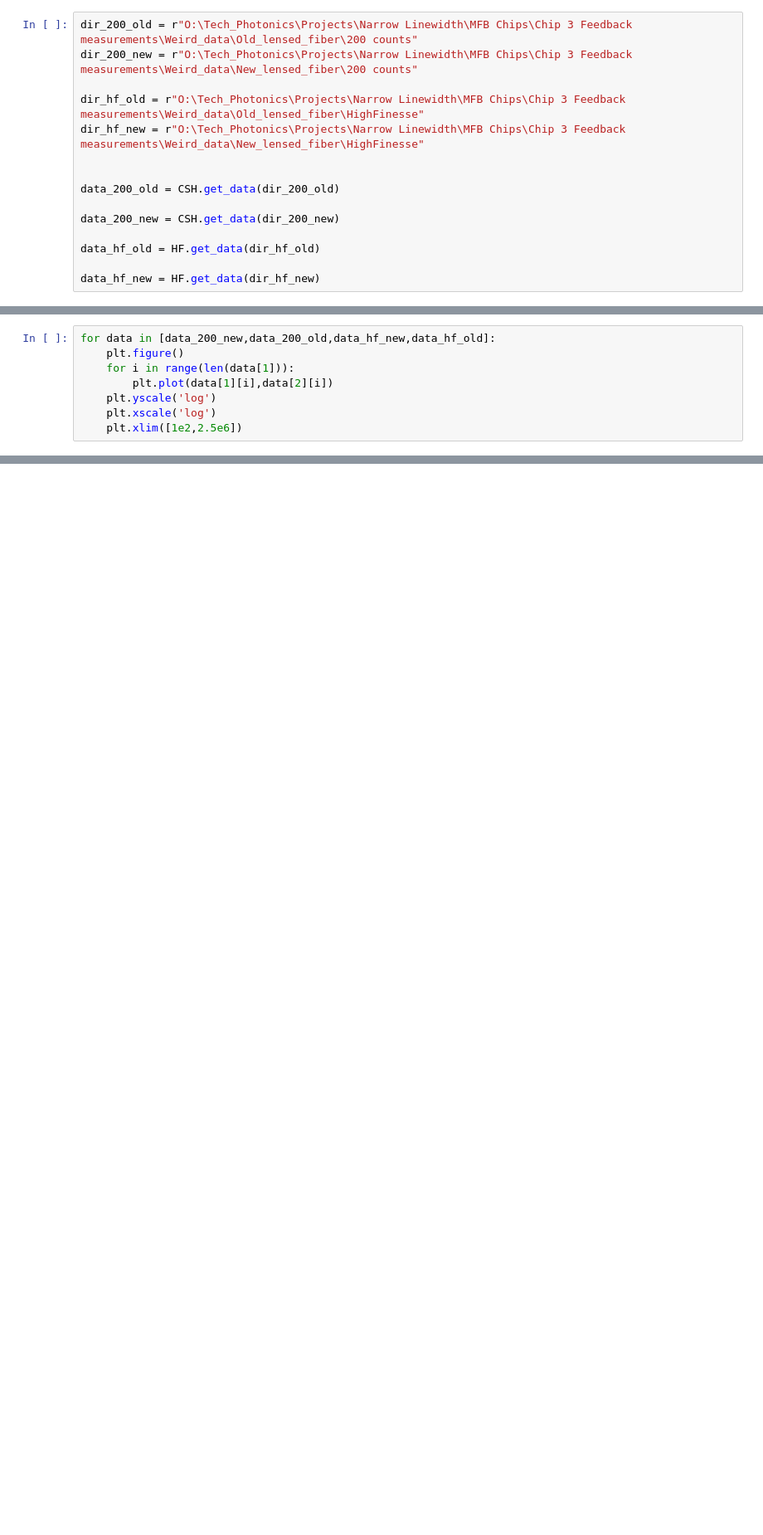
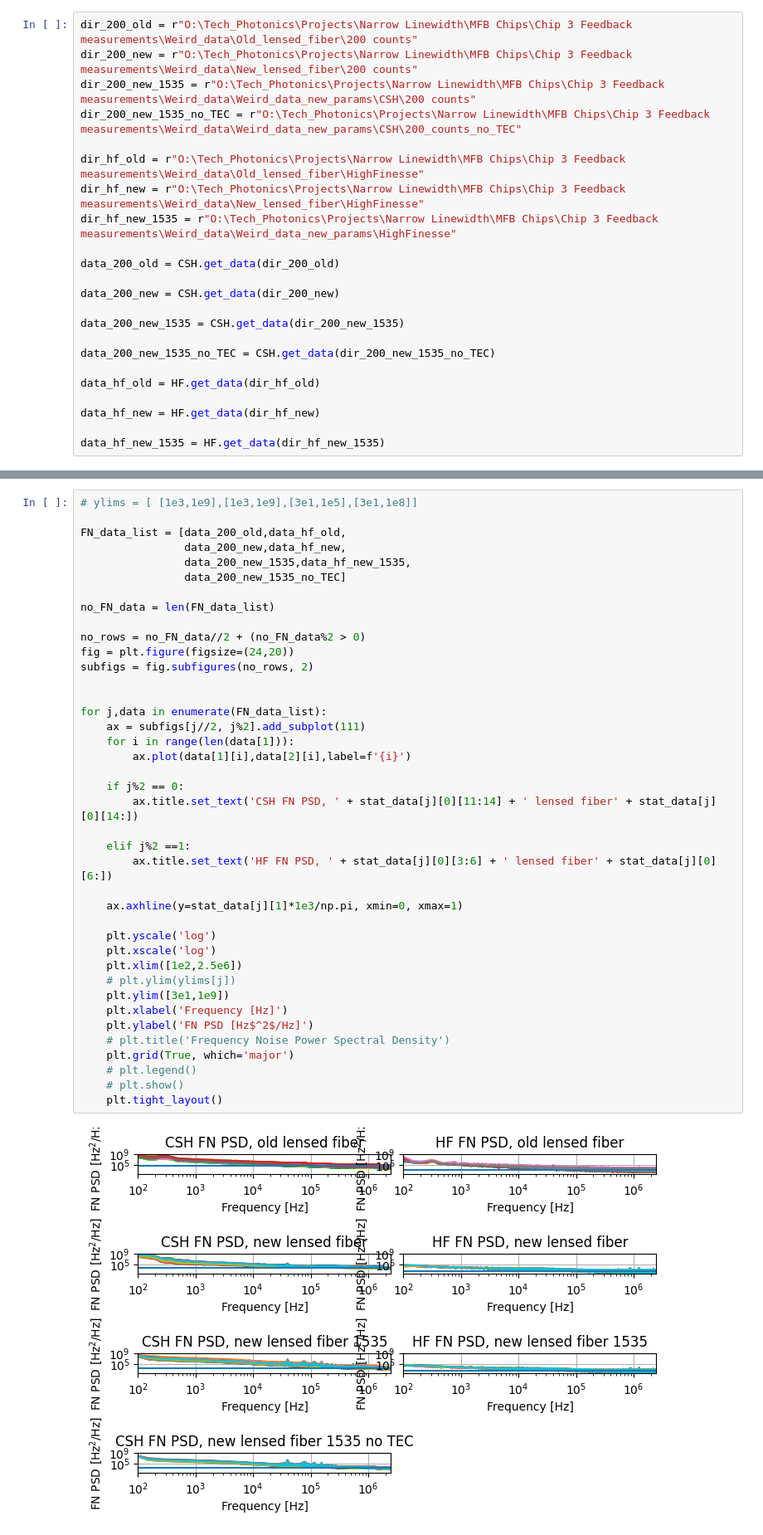
Before and after one commit to auphotonicLab/PICLab-narrow-linewidth, a Jupyter notebook: Lensed_fiber/data_analysis.ipynb, the cells around one changed output, grey strips where cells are left out. Shown at 83% size. Drawn from its saved outputs; the diff is of its cells as text; blank space fills up the shorter version.

```diff
--- a/Lensed_fiber/data_analysis.ipynb
+++ b/Lensed_fiber/data_analysis.ipynb
@@ -9,18 +11,26 @@ import pandas as pd
 # %%
 dir_200_old = r"O:\Tech_Photonics\Projects\Narrow Linewidth\MFB Chips\Chip 3 Feedback measurements\Weird_data\Old_lensed_fiber\200 counts"
 dir_200_new = r"O:\Tech_Photonics\Projects\Narrow Linewidth\MFB Chips\Chip 3 Feedback measurements\Weird_data\New_lensed_fiber\200 counts"
+dir_200_new_1535 = r"O:\Tech_Photonics\Projects\Narrow Linewidth\MFB Chips\Chip 3 Feedback measurements\Weird_data\Weird_data_new_params\CSH\200 counts"
+dir_200_new_1535_no_TEC = r"O:\Tech_Photonics\Projects\Narrow Linewidth\MFB Chips\Chip 3 Feedback measurements\Weird_data\Weird_data_new_params\CSH\200_counts_no_TEC"
 
 dir_hf_old = r"O:\Tech_Photonics\Projects\Narrow Linewidth\MFB Chips\Chip 3 Feedback measurements\Weird_data\Old_lensed_fiber\HighFinesse"
 dir_hf_new = r"O:\Tech_Photonics\Projects\Narrow Linewidth\MFB Chips\Chip 3 Feedback measurements\Weird_data\New_lensed_fiber\HighFinesse"
-
+dir_hf_new_1535 = r"O:\Tech_Photonics\Projects\Narrow Linewidth\MFB Chips\Chip 3 Feedback measurements\Weird_data\Weird_data_new_params\HighFinesse"
 
 data_200_old = CSH.get_data(dir_200_old)
 
 data_200_new = CSH.get_data(dir_200_new)
 
+data_200_new_1535 = CSH.get_data(dir_200_new_1535)
+
+data_200_new_1535_no_TEC = CSH.get_data(dir_200_new_1535_no_TEC)
+
 data_hf_old = HF.get_data(dir_hf_old)
 
 data_hf_new = HF.get_data(dir_hf_new)
+
+data_hf_new_1535 = HF.get_data(dir_hf_new_1535)
 # %%
 stat_200_old = np.array([np.average(data_200_old[0]),np.std(data_200_old[0])])*1e-3
 stat_200_new = np.array([np.average(data_200_new[0]),np.std(data_200_new[0])])*1e-3
@@ -62,8 +58,0 @@ plt.legend()
-# %%
-for data in [data_200_new,data_200_old,data_hf_new,data_hf_old]:
-    plt.figure()
-    for i in range(len(data[1])):
-        plt.plot(data[1][i],data[2][i])
-    plt.yscale('log')
-    plt.xscale('log')
-    plt.xlim([1e2,2.5e6])
@@ -96 +90,43 @@ def load_beatnote_data(filepath):
+# %%
+# ylims = [ [1e3,1e9],[1e3,1e9],[3e1,1e5],[3e1,1e8]]
+
+FN_data_list = [data_200_old,data_hf_old,
+                data_200_new,data_hf_new,
+                data_200_new_1535,data_hf_new_1535,
+                data_200_new_1535_no_TEC]
+
+no_FN_data = len(FN_data_list)
+
+no_rows = no_FN_data//2 + (no_FN_data%2 > 0)
+fig = plt.figure(figsize=(24,20))
+subfigs = fig.subfigures(no_rows, 2)
+
+
+for j,data in enumerate(FN_data_list):
+    ax = subfigs[j//2, j%2].add_subplot(111)
+    for i in range(len(data[1])):
+        ax.plot(data[1][i],data[2][i],label=f'{i}')
+
+    if j%2 == 0:
+        ax.title.set_text('CSH FN PSD, ' + stat_data[j][0][11:14] + ' lensed fiber' + stat_data[j][0][14:])
+
+    elif j%2 ==1:
+        ax.title.set_text('HF FN PSD, ' + stat_data[j][0][3:6] + ' lensed fiber' + stat_data[j][0][6:])
+
+    ax.axhline(y=stat_data[j][1]*1e3/np.pi, xmin=0, xmax=1)
+
+    plt.yscale('log')
+    plt.xscale('log')
+    plt.xlim([1e2,2.5e6])
+    # plt.ylim(ylims[j])
+    plt.ylim([3e1,1e9])
+    plt.xlabel('Frequency [Hz]')
+    plt.ylabel('FN PSD [Hz$^2$/Hz]')
+    # plt.title('Frequency Noise Power Spectral Density')
+    plt.grid(True, which='major')
+    # plt.legend()
+    # plt.show()
+    plt.tight_layout()
+# %% [output]
+[figure, added]
 # %%
```
Also changed, not shown: parts of 11 cells of this notebook, 4 other files.
